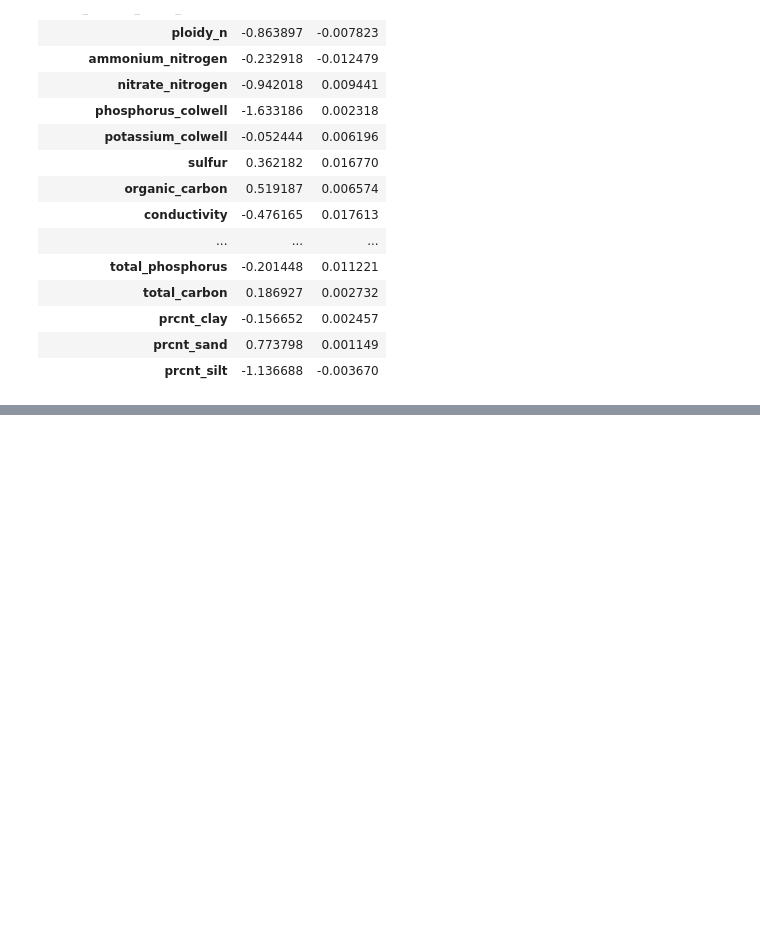
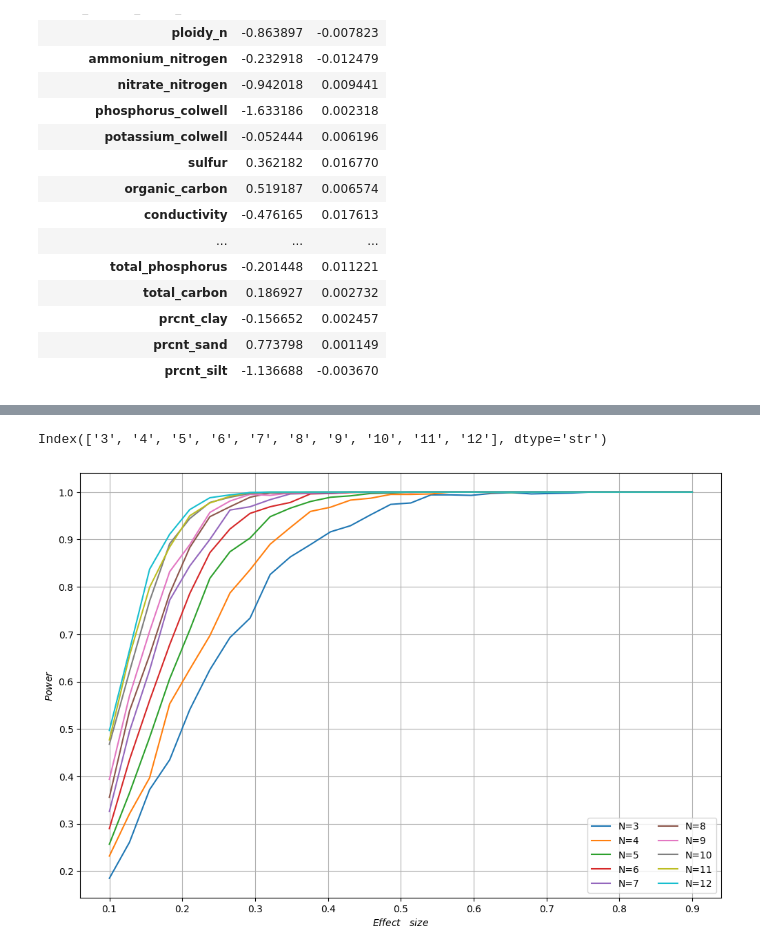
Before and after one commit to anoban/wsu, a Jupyter notebook: power/data.ipynb, the cells around one changed output, grey strips where cells are left out. Drawn from its saved outputs; the diff is of its cells as text; code cells hidden in the pictures; blank space fills up the shorter version.

```diff
--- a/power/data.ipynb
+++ b/power/data.ipynb
@@ -421,3 +421,8 @@ pd.DataFrame(index=data.columns[3:], data=model.coef_.T, columns=["SRL", "RD"])
 | prcnt_clay | -0.156652 | 0.002457 |
 | prcnt_sand | 0.773798 | 0.001149 |
 | prcnt_silt | -1.136688 | -0.003670 |
+# %%
+# post power analysis visuaslizations
+
+power = pd.read_csv(r"./power.csv")
+power.head()
@@ -423,0 +436,18 @@ pd.DataFrame(index=data.columns[3:], data=model.coef_.T, columns=["SRL", "RD"])
+# %%
+power.columns[1:]
+# %% [output]
+Index(['3', '4', '5', '6', '7', '8', '9', '10', '11', '12'], dtype='str')
+# %%
+fig, axes = plt.subplots()
+fig.set_size_inches(12, 8)
+for (col) in power.columns[1:]:
+    # print(row.values)
+    axes.plot(power.loc[:, "NA"] , power.loc[:, col], label=f"N={col}")
+axes.set_xlabel(r"$Effect\hspace{1}size$")
+axes.set_ylabel(r"$Power$")
+axes.grid()
+axes.set_axisbelow(True)
+axes.legend(ncols=2)
+plt.show()
+# %% [output]
+[figure, added]
```
Also changed, not shown: parts of 2 cells of this notebook.
